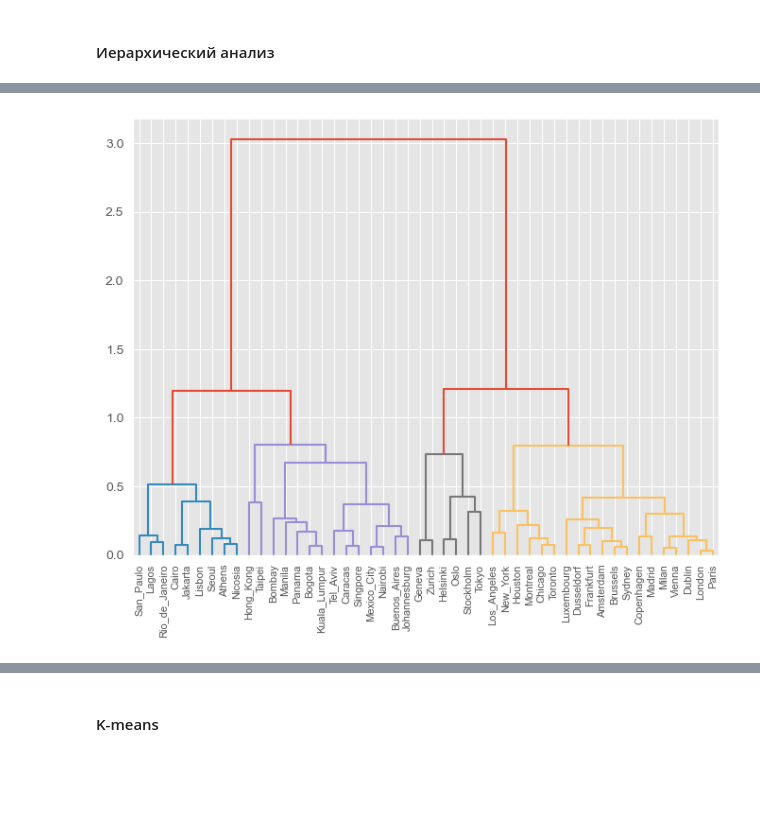
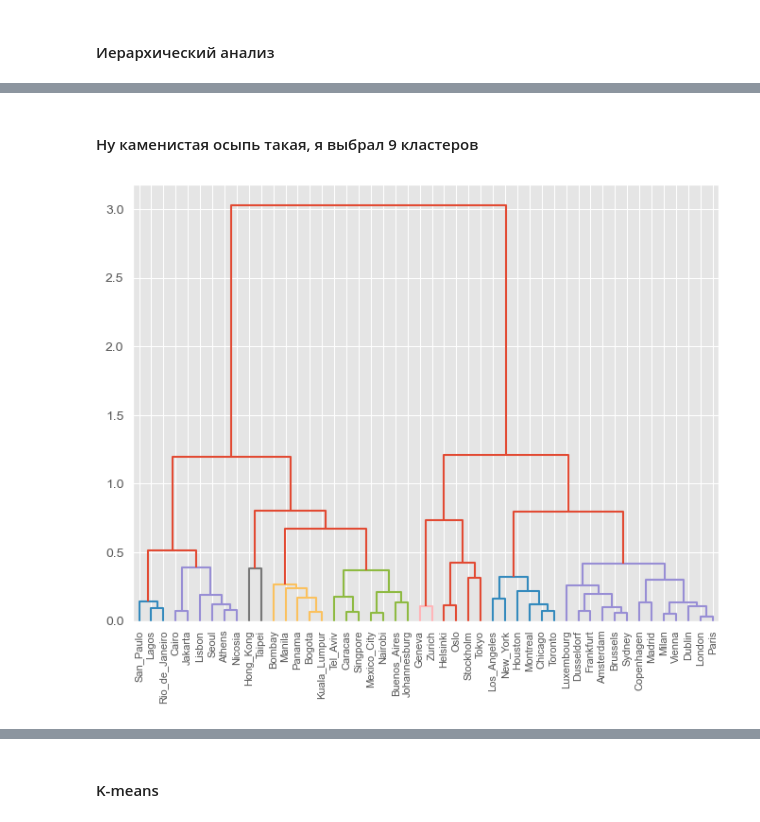
Before and after one commit to FEDOROV-ALEXANDER/Data_Analysis, a Jupyter notebook: cluster/задача_2_Economics of Cities/lab1.ipynb, the cells around one changed output, grey strips where cells are left out. Cells and saved outputs as stored; diff of their text form; code cells hidden in the pictures; blank space fills up the shorter version.

```diff
--- a/cluster/задача_2_Economics of Cities/lab1.ipynb
+++ b/cluster/задача_2_Economics of Cities/lab1.ipynb
@@ -232,6 +245,8 @@ array([[2.20000000e+01, 3.50000000e+01, 3.19198381e-02, 2.00000000e+00],
+# %% [markdown]
+#### Ну каменистая осыпь такая, я выбрал 9 кластеров
 # %%
 fig = plt.figure(figsize=(8,6))
-dn = dendrogram(link, labels= df_scaled['City'].tolist(), color_threshold=0.9)
+dn = dendrogram(link, labels= df_scaled['City'].tolist(), color_threshold=0.45)
 # %% [output]
-[figure, old version]
+[figure, new version]
 # %%
```
Also changed, not shown: parts of 15 cells of this notebook.
